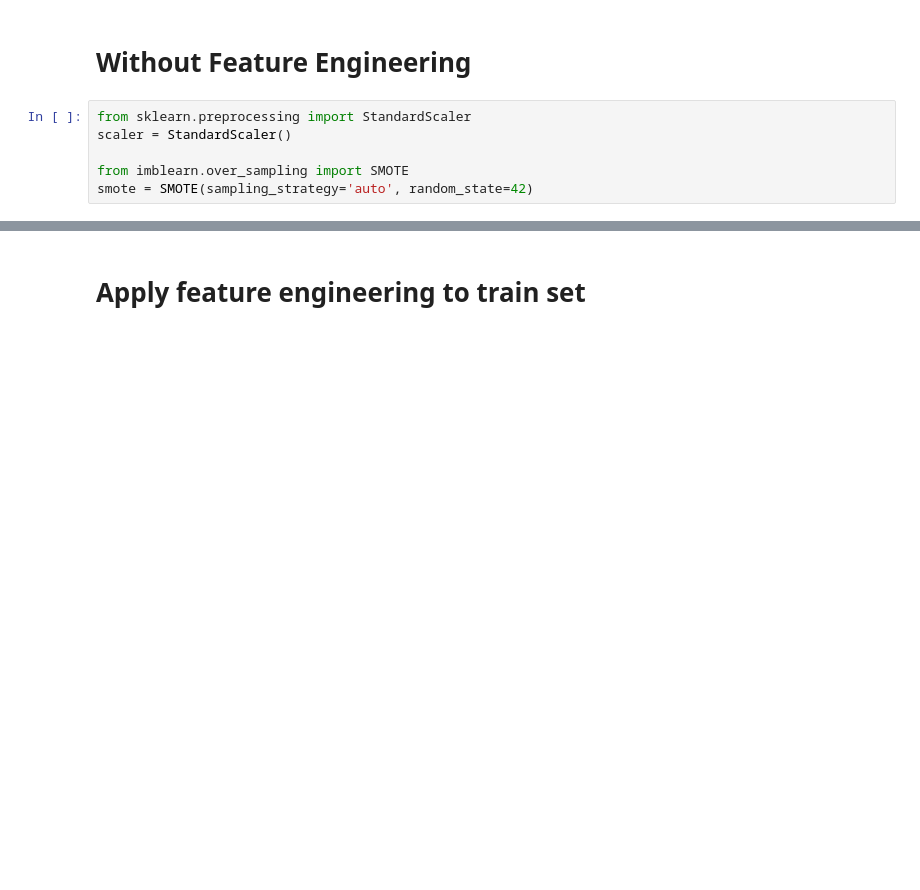
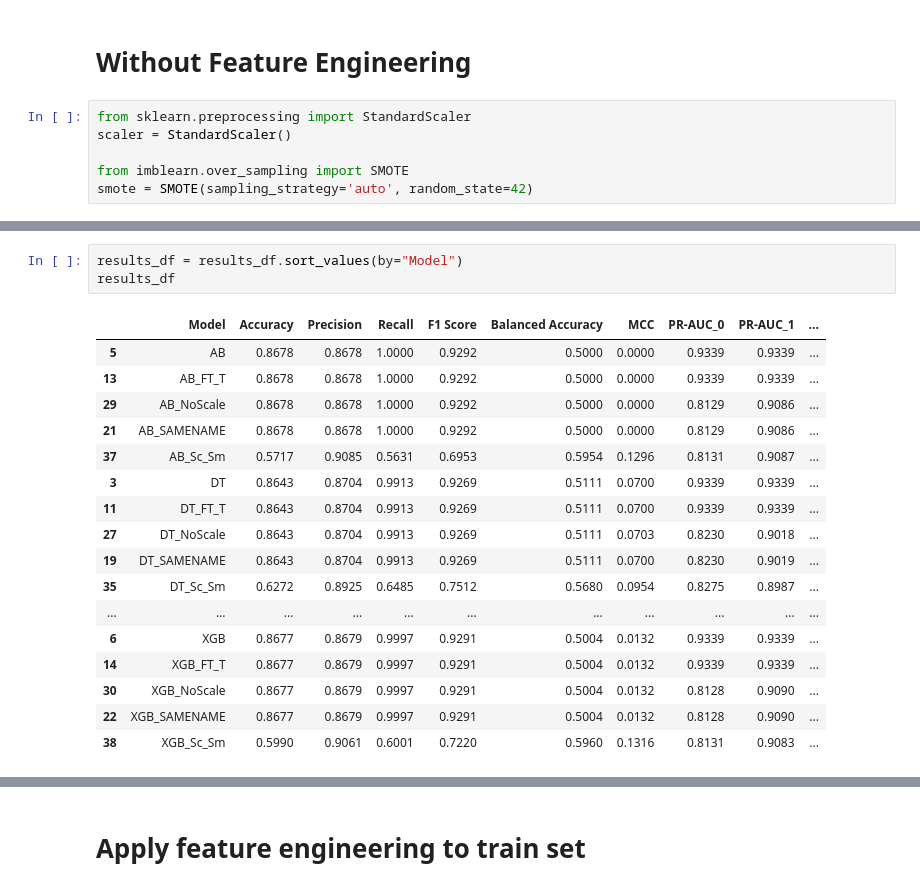
Before and after one commit to ngjocelyn/INF2008_YelpZip, a Jupyter notebook: 0z_contextual/b1_contextualmodel.ipynb, the cells around one changed output, grey strips where cells are left out. Cells and saved outputs as stored; diff of their text form; blank space fills up the shorter version.

```diff
--- a/0z_contextual/b1_contextualmodel.ipynb
+++ b/0z_contextual/b1_contextualmodel.ipynb
@@ -242,0 +288,21 @@ After SMOTE: (739384, 2)
+# %%
+results_df = results_df.sort_values(by="Model")
+results_df
+# %% [output]
+|  | Model | Accuracy | Precision | Recall | F1 Score | Balanced Accuracy | MCC | PR-AUC_0 | PR-AUC_1 | ... |
+| 5 | AB | 0.8678 | 0.8678 | 1.0000 | 0.9292 | 0.5000 | 0.0000 | 0.9339 | 0.9339 | ... |
+| 13 | AB_FT_T | 0.8678 | 0.8678 | 1.0000 | 0.9292 | 0.5000 | 0.0000 | 0.9339 | 0.9339 | ... |
+| 29 | AB_NoScale | 0.8678 | 0.8678 | 1.0000 | 0.9292 | 0.5000 | 0.0000 | 0.8129 | 0.9086 | ... |
+| 21 | AB_SAMENAME | 0.8678 | 0.8678 | 1.0000 | 0.9292 | 0.5000 | 0.0000 | 0.8129 | 0.9086 | ... |
+| 37 | AB_Sc_Sm | 0.5717 | 0.9085 | 0.5631 | 0.6953 | 0.5954 | 0.1296 | 0.8131 | 0.9087 | ... |
+| 3 | DT | 0.8643 | 0.8704 | 0.9913 | 0.9269 | 0.5111 | 0.0700 | 0.9339 | 0.9339 | ... |
+| 11 | DT_FT_T | 0.8643 | 0.8704 | 0.9913 | 0.9269 | 0.5111 | 0.0700 | 0.9339 | 0.9339 | ... |
+| 27 | DT_NoScale | 0.8643 | 0.8704 | 0.9913 | 0.9269 | 0.5111 | 0.0703 | 0.8230 | 0.9018 | ... |
+| 19 | DT_SAMENAME | 0.8643 | 0.8704 | 0.9913 | 0.9269 | 0.5111 | 0.0700 | 0.8230 | 0.9019 | ... |
+| 35 | DT_Sc_Sm | 0.6272 | 0.8925 | 0.6485 | 0.7512 | 0.5680 | 0.0954 | 0.8275 | 0.8987 | ... |
+| ... | ... | ... | ... | ... | ... | ... | ... | ... | ... | ... |
+| 6 | XGB | 0.8677 | 0.8679 | 0.9997 | 0.9291 | 0.5004 | 0.0132 | 0.9339 | 0.9339 | ... |
+| 14 | XGB_FT_T | 0.8677 | 0.8679 | 0.9997 | 0.9291 | 0.5004 | 0.0132 | 0.9339 | 0.9339 | ... |
+| 30 | XGB_NoScale | 0.8677 | 0.8679 | 0.9997 | 0.9291 | 0.5004 | 0.0132 | 0.8128 | 0.9090 | ... |
+| 22 | XGB_SAMENAME | 0.8677 | 0.8679 | 0.9997 | 0.9291 | 0.5004 | 0.0132 | 0.8128 | 0.9090 | ... |
+| 38 | XGB_Sc_Sm | 0.5990 | 0.9061 | 0.6001 | 0.7220 | 0.5960 | 0.1316 | 0.8131 | 0.9083 | ... |
```
Also changed, not shown: parts of 10 cells of this notebook, 2 other files.
